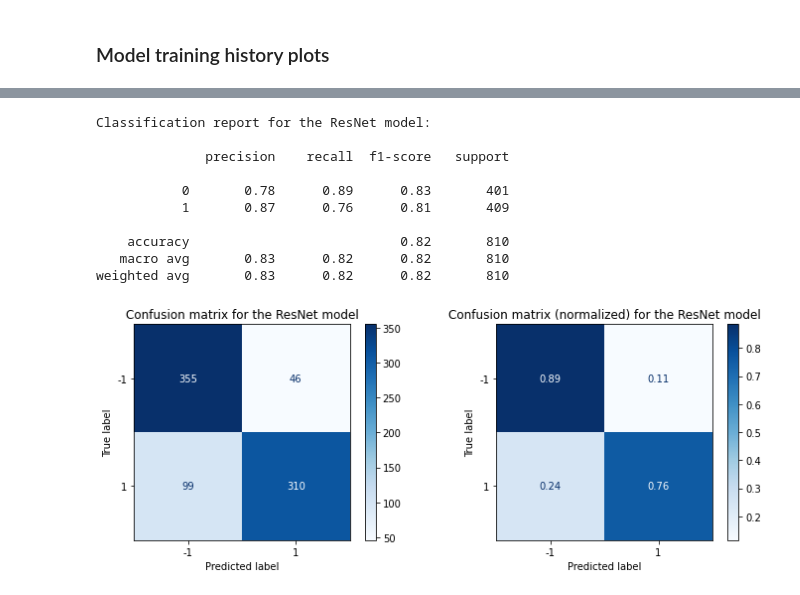
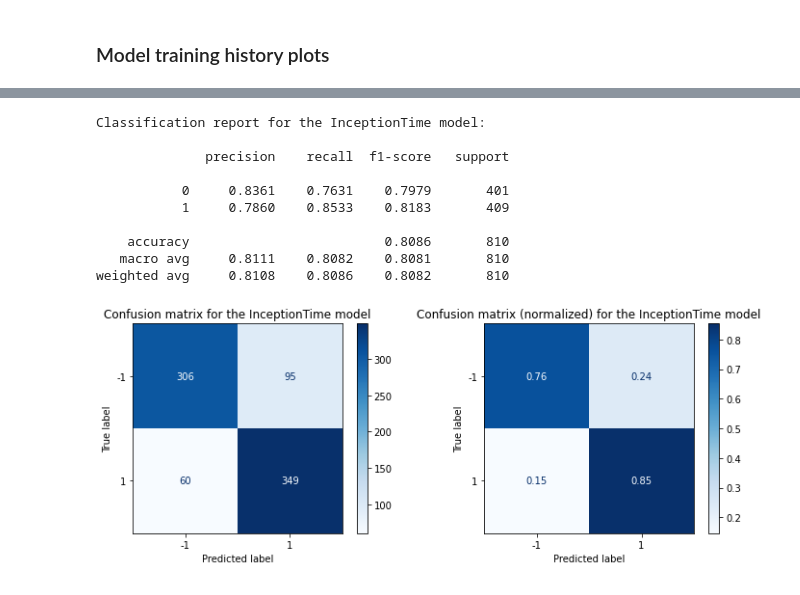
Before and after one commit to shamilnabiyev/automl-time-series, a Jupyter notebook: notebooks/ford-b-model-training.ipynb, the cells around one changed output, grey strips where cells are left out. Cells and saved outputs as stored; diff of their text form; code cells hidden in the pictures.

```diff
--- a/notebooks/ford-b-model-training.ipynb
+++ b/notebooks/ford-b-model-training.ipynb
@@ -39,11 +40,15 @@ SEED=42
 # %%
 # Load train and test datasets
 X_train, y_train = load_from_tsfile("../data/FordB/FordB_TRAIN.ts", return_y=True, return_data_type="numpy3D")
+
+# Shuffle the dataset
+X_train, y_train = shuffle(X_train, y_train, random_state=SEED)
 
 # Swap axes so that Mcfly models can consume the input data
 X_train = np.swapaxes(X_train, 1, 2)
 
 X_test, y_test = load_from_tsfile("../data/FordB/FordB_TEST.ts", return_y=True, return_data_type="numpy3D")
+X_test, y_test = shuffle(X_test, y_test, random_state=SEED)
 X_test = np.swapaxes(X_test, 1, 2)
 
 # Encode labels using OneHotEncoder
@@ -105,7 +110,7 @@ models = generate_models(
     y_train.shape[1],
     number_of_models=5,
     metrics=["accuracy"],
-    model_types=["CNN", "ResNet", "InceptionTime"], # ["InceptionTime"] #
+    model_types=["CNN", "ResNet", "InceptionTime"],
 )
 
 history, val_metrics, val_losses = train_models_on_samples(
@@ -118,6 +123,6 @@ history, val_metrics, val_losses = train_models_on_samples(
     verbose=True,
     model_path=model_path,
     outputfile=output_file,
-    subset_size=X_train.shape[0],
+    subset_size=int(X_train.shape[0] / 4),
     early_stopping_patience=5,
 )
@@ -165 +176,10 @@ for i in range(len(model_types)):
+# %%
+%%time
+
+history = best_model.fit(
+    X_train,
+    y_train,
+    epochs=20,
+    validation_data=(X_val, y_val),
+)
 # %% [markdown]
@@ -175,43 +195,44 @@ Wall time: 7.18 s
 # %%
-print("Classification report for the ResNet model:\n")
+print("Classification report for the InceptionTime model:\n")
 print(classification_report(
     np.argmax(y_test, axis=1),
-    np.argmax(y_pred, axis=1)
+    np.argmax(y_pred, axis=1),
+    digits=4
 ))
 # %% [output]
-Classification report for the ResNet model:
+Classification report for the InceptionTime model:
 
               precision    recall  f1-score   support
 
-           0       0.78      0.89      0.83       401
-           1       0.87      0.76      0.81       409
+           0     0.8361    0.7631    0.7979       401
+           1     0.7860    0.8533    0.8183       409
 
-    accuracy                           0.82       810
-   macro avg       0.83      0.82      0.82       810
-weighted avg       0.83      0.82      0.82       810
+    accuracy                         0.8086       810
+   macro avg     0.8111    0.8082    0.8081       810
+weighted avg     0.8108    0.8086    0.8082       810
 # %%
 fig, (ax1, ax2) = plt.subplots(1, 2, figsize=(12, 4))
 
 ConfusionMatrixDisplay.from_predictions(
     np.argmax(y_test, axis=1),
     np.argmax(y_pred, axis=1),
     display_labels=list(ohe.categories_[0]),
     normalize=None,
     cmap="Blues",
     ax=ax1
 )
-ax1.set_title("Confusion matrix for the ResNet model")
+ax1.set_title("Confusion matrix for the InceptionTime model")
 
 ConfusionMatrixDisplay.from_predictions(
     np.argmax(y_test, axis=1),
     np.argmax(y_pred, axis=1),
     display_labels=list(ohe.categories_[0]),
     normalize="true",
     cmap="Blues",
     ax=ax2
 )
-ax2.set_title("Confusion matrix (normalized) for the ResNet model")
+ax2.set_title("Confusion matrix (normalized) for the InceptionTime model")
 
 plt.show()
 # %% [output]
-[figure, old version]
+[figure, new version]
```
Also changed, not shown: parts of 8 cells of this notebook, 2 other files.
